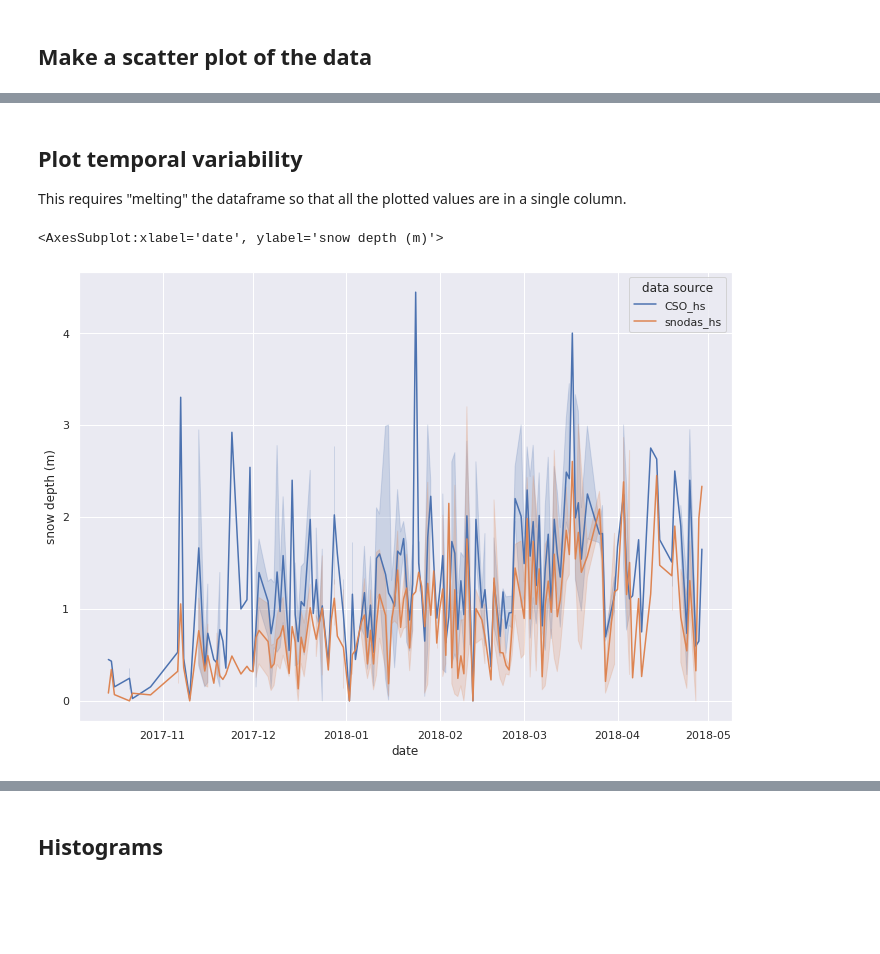
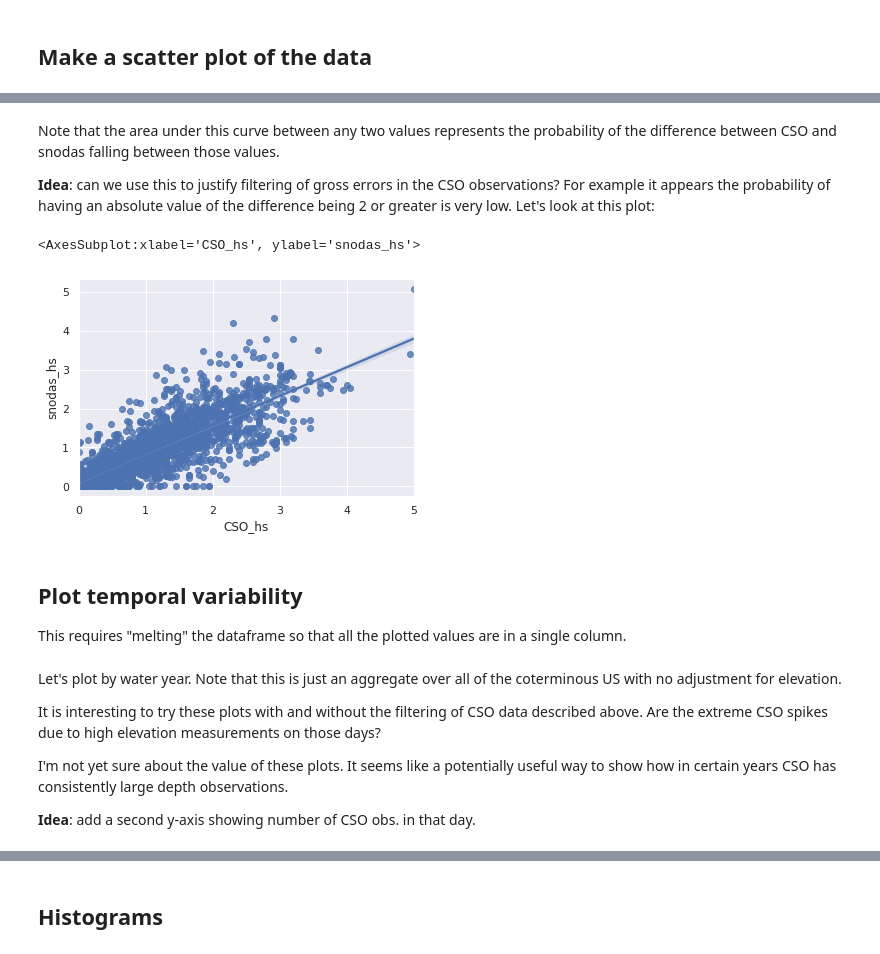
Before and after one commit to communitysnowobs/validation, a Jupyter notebook: SNODAS vs CSO.ipynb, the cells around one changed output, grey strips where cells are left out. Cells and saved outputs as stored; diff of their text form; code cells hidden in the pictures; blank space fills up the shorter version.

```diff
--- a/SNODAS vs CSO.ipynb
+++ b/SNODAS vs CSO.ipynb
@@ -92,3 +119,12 @@ sns.displot(df, x='difference', kind='kde')
+# %% [markdown]
+Note that the area under this curve between any two values represents the probability of the difference between CSO and snodas falling between those values.
+
+**Idea**: can we use this to justify filtering of gross errors in the CSO observations? For example it appears the probability of having an absolute value of the difference being 2 or greater is very low. Let's look at this plot:
+# %%
+sns.regplot(x="CSO_hs",y="snodas_hs", data=df[abs(df['difference'])<=2], truncate = True)
+# %% [output]
+<AxesSubplot:xlabel='CSO_hs', ylabel='snodas_hs'>
+[figure, added]
 # %% [markdown]
 ## Plot temporal variability
 
@@ -99,7 +135,12 @@ df2 = pd.melt(df,
               value_vars=['CSO_hs', 'snodas_hs'],
               value_name='snow depth (m)',
               var_name='data source')
-sns.lineplot(x='date',y='snow depth (m)',data=df2, hue = 'data source')
+df2['water_year'] = pd.DatetimeIndex(df2['date']).year.where(pd.DatetimeIndex(df2['date']).month < 10, pd.DatetimeIndex(df2['date']).year + 1)
-# %% [output]
-<AxesSubplot:xlabel='date', ylabel='snow depth (m)'>
-[figure, removed]
+# %% [markdown]
+Let's plot by water year. Note that this is just an aggregate over all of the coterminous US with no adjustment for elevation.
+
+It is interesting to try these plots with and without the filtering of CSO data described above. Are the extreme CSO spikes due to high elevation measurements on those days?
+
+I'm not yet sure about the value of these plots. It seems like a potentially useful way to show how in certain years CSO has consistently large depth observations.
+
+**Idea**: add a second y-axis showing number of CSO obs. in that day.
```
Also changed, not shown: parts of 17 cells of this notebook.
